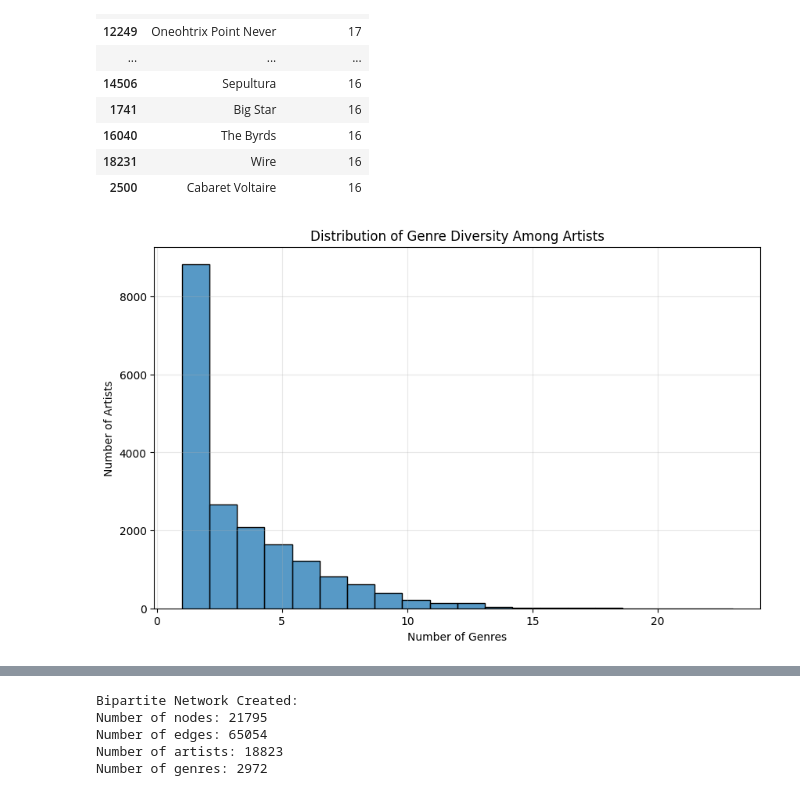
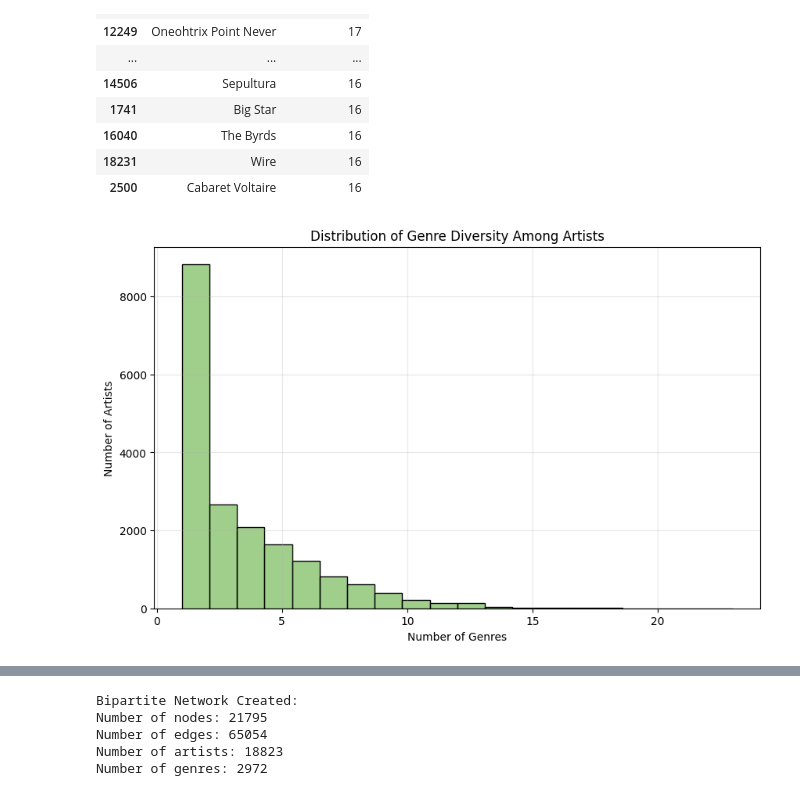
Before and after one commit to GenieHuang/music-artist-genre-networks, a Jupyter notebook: bipartite_network.ipynb, the cells around one changed output, grey strips where cells are left out. Saved outputs shown, nothing was run; the diff lists cells and outputs as text; code cells hidden in the pictures.

```diff
--- a/bipartite_network.ipynb
+++ b/bipartite_network.ipynb
@@ -143,12 +143,12 @@ diversity_df.head(20)
 # %%
 # Plot the distribution of genre diversity among artists
 
 plt.figure(figsize=(10, 6))
-sns.histplot(diversity_df['genre_count'], bins=20)
+sns.histplot(diversity_df['genre_count'], bins=20, color=plt.cm.summer(0.5))
 plt.title('Distribution of Genre Diversity Among Artists')
 plt.xlabel('Number of Genres')
 plt.ylabel('Number of Artists')
 plt.grid(True, alpha=0.3)
 plt.show()
 # %% [output]
-[figure, old version]
+[figure, new version]
```
Also changed, not shown: parts of 8 cells of this notebook.
